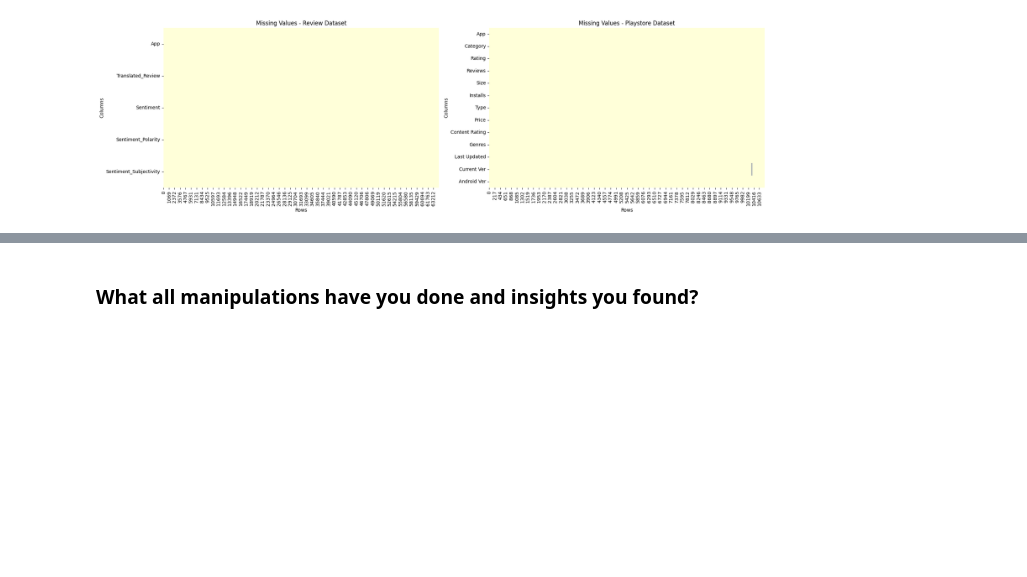
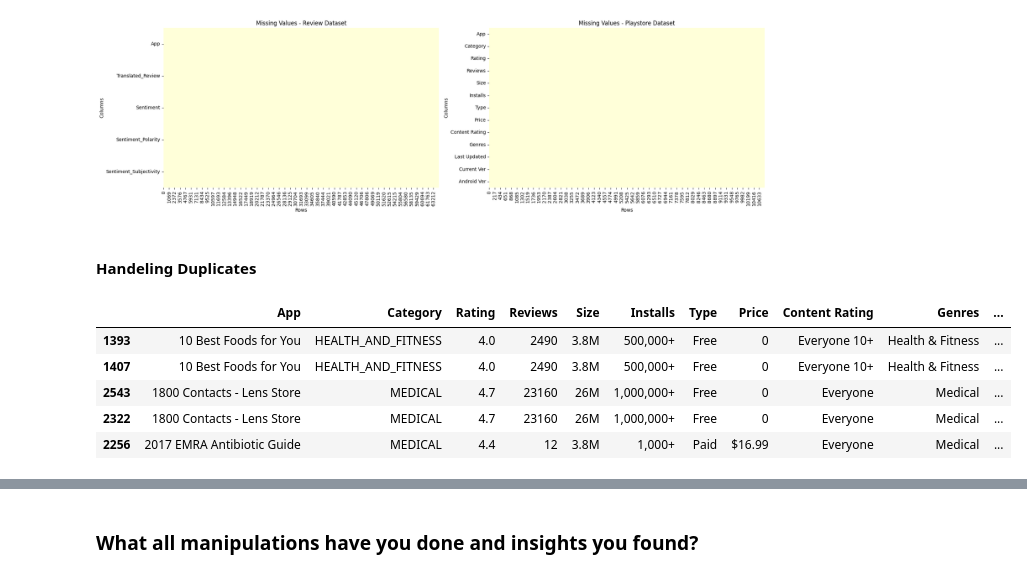
Before and after one commit to manojDOX/Play-Store-App-Review-Analysis-EDA, a Jupyter notebook: Play_Store_App_Review_Analysis_EDA.ipynb, the cells around one changed output, grey strips where cells are left out. Saved outputs shown, nothing was run; the diff lists cells and outputs as text; code cells hidden in the pictures; blank space fills up the shorter version.

```diff
--- a/Play_Store_App_Review_Analysis_EDA.ipynb
+++ b/Play_Store_App_Review_Analysis_EDA.ipynb
@@ -434,3 +518,14 @@ plt.tight_layout()
 plt.show()
 # %% [output]
 [figure]
+# %% [markdown]
+#### Handeling Duplicates
+# %%
+data_playstore[data_playstore.duplicated(keep=False)].sort_values(by='App').head(5)
+# %% [output]
+|  | App | Category | Rating | Reviews | Size | Installs | Type | Price | Content Rating | Genres | ... |
+| 1393 | 10 Best Foods for You | HEALTH_AND_FITNESS | 4.0 | 2490 | 3.8M | 500,000+ | Free | 0 | Everyone 10+ | Health & Fitness | ... |
+| 1407 | 10 Best Foods for You | HEALTH_AND_FITNESS | 4.0 | 2490 | 3.8M | 500,000+ | Free | 0 | Everyone 10+ | Health & Fitness | ... |
+| 2543 | 1800 Contacts - Lens Store | MEDICAL | 4.7 | 23160 | 26M | 1,000,000+ | Free | 0 | Everyone | Medical | ... |
+| 2322 | 1800 Contacts - Lens Store | MEDICAL | 4.7 | 23160 | 26M | 1,000,000+ | Free | 0 | Everyone | Medical | ... |
+| 2256 | 2017 EMRA Antibiotic Guide | MEDICAL | 4.4 | 12 | 3.8M | 1,000+ | Paid | $16.99 | Everyone | Medical | ... |
```
Also changed, not shown: parts of 23 cells of this notebook.
